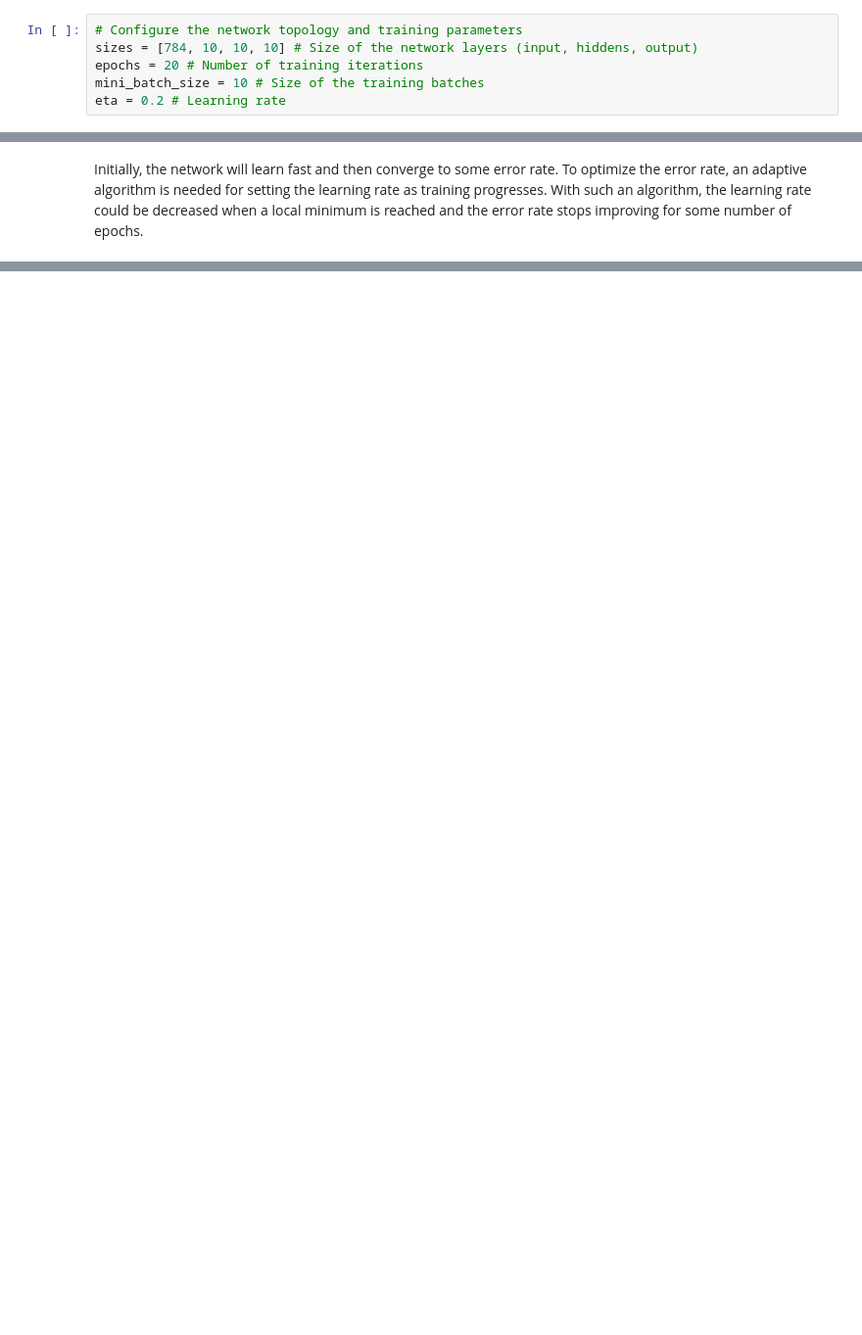
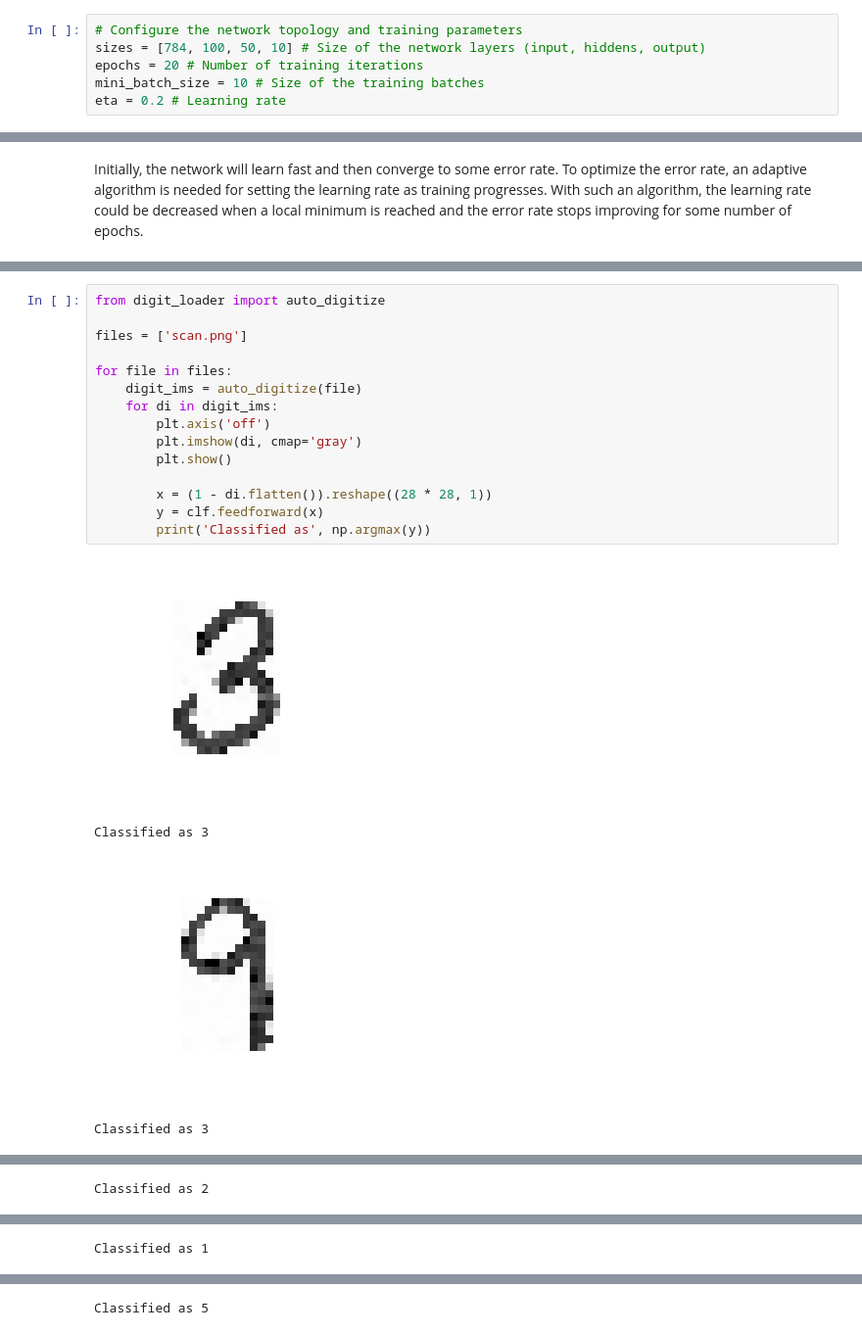
Before and after one commit to Oganesson/neuralnetwork, a Jupyter notebook: NeuralNetwork.ipynb, the cells around one changed output, grey strips where cells are left out. Shown: that part at 98% size. Cells and saved outputs as stored; diff of their text form; blank space fills up the shorter version.

Commit message:
Add cell for classifying scanned digits to notebook

```diff
--- a/NeuralNetwork.ipynb
+++ b/NeuralNetwork.ipynb
@@ -157,6 +161,6 @@ print('Number of test samples:', len(test_data))
 # %%
 # Configure the network topology and training parameters
-sizes = [784, 10, 10, 10] # Size of the network layers (input, hiddens, output)
+sizes = [784, 100, 50, 10] # Size of the network layers (input, hiddens, output)
 epochs = 20 # Number of training iterations
 mini_batch_size = 10 # Size of the training batches
 eta = 0.2 # Learning rate
@@ -190,0 +218,20 @@ plt.show()
+# %%
+from digit_loader import auto_digitize
+
+files = ['scan.png']
+
+for file in files:
+    digit_ims = auto_digitize(file)
+    for di in digit_ims:
+        plt.axis('off')
+        plt.imshow(di, cmap='gray')
+        plt.show()
+
+        x = (1 - di.flatten()).reshape((28 * 28, 1))
+        y = clf.feedforward(x)
+        print('Classified as', np.argmax(y))
+# %% [output]
+[figure, added]
+Classified as 3
+[figure, added]
+Classified as 3
@@ -190,0 +239 @@ plt.show()
+Classified as 2
@@ -190,0 +241 @@ plt.show()
+Classified as 1
@@ -190,0 +243 @@ plt.show()
+Classified as 5
```
Also changed, not shown: parts of 4 cells of this notebook.
